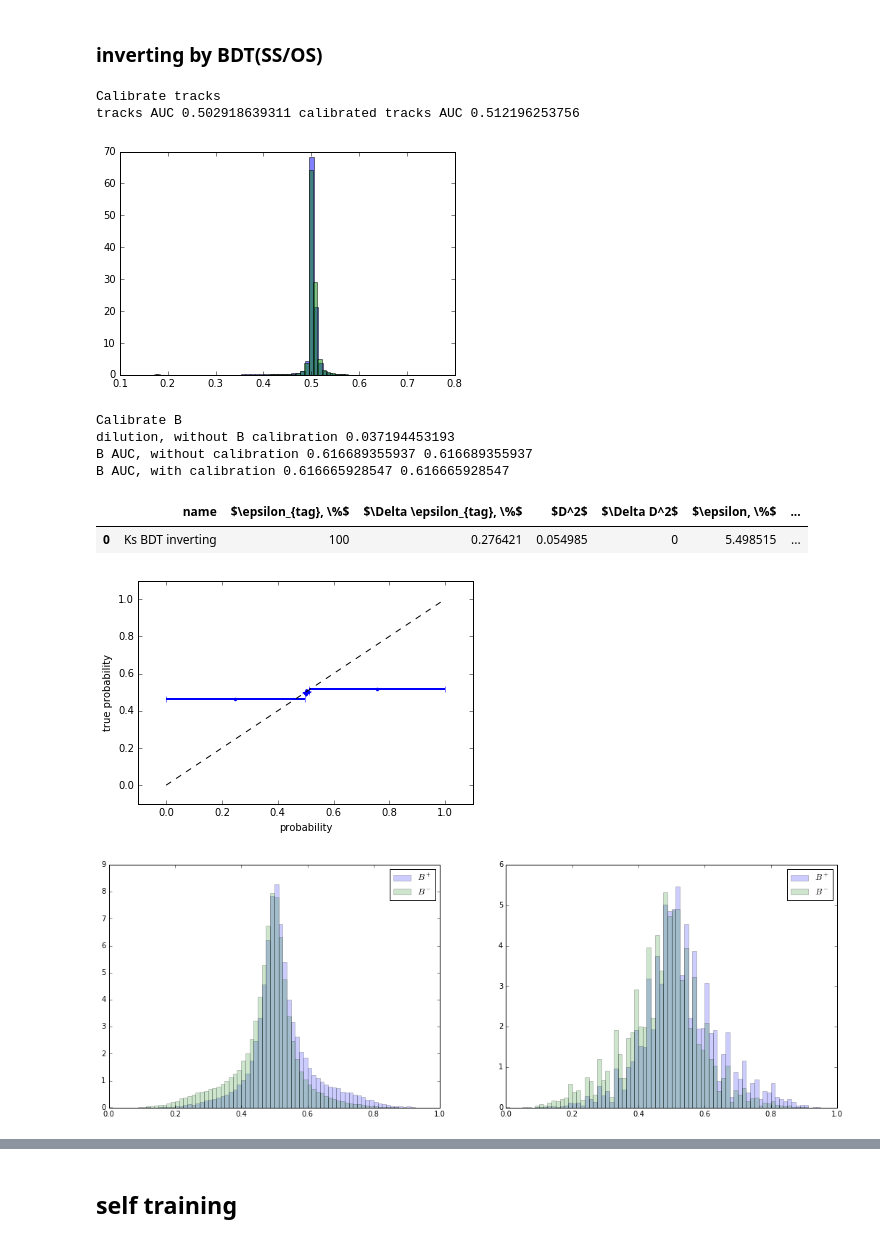
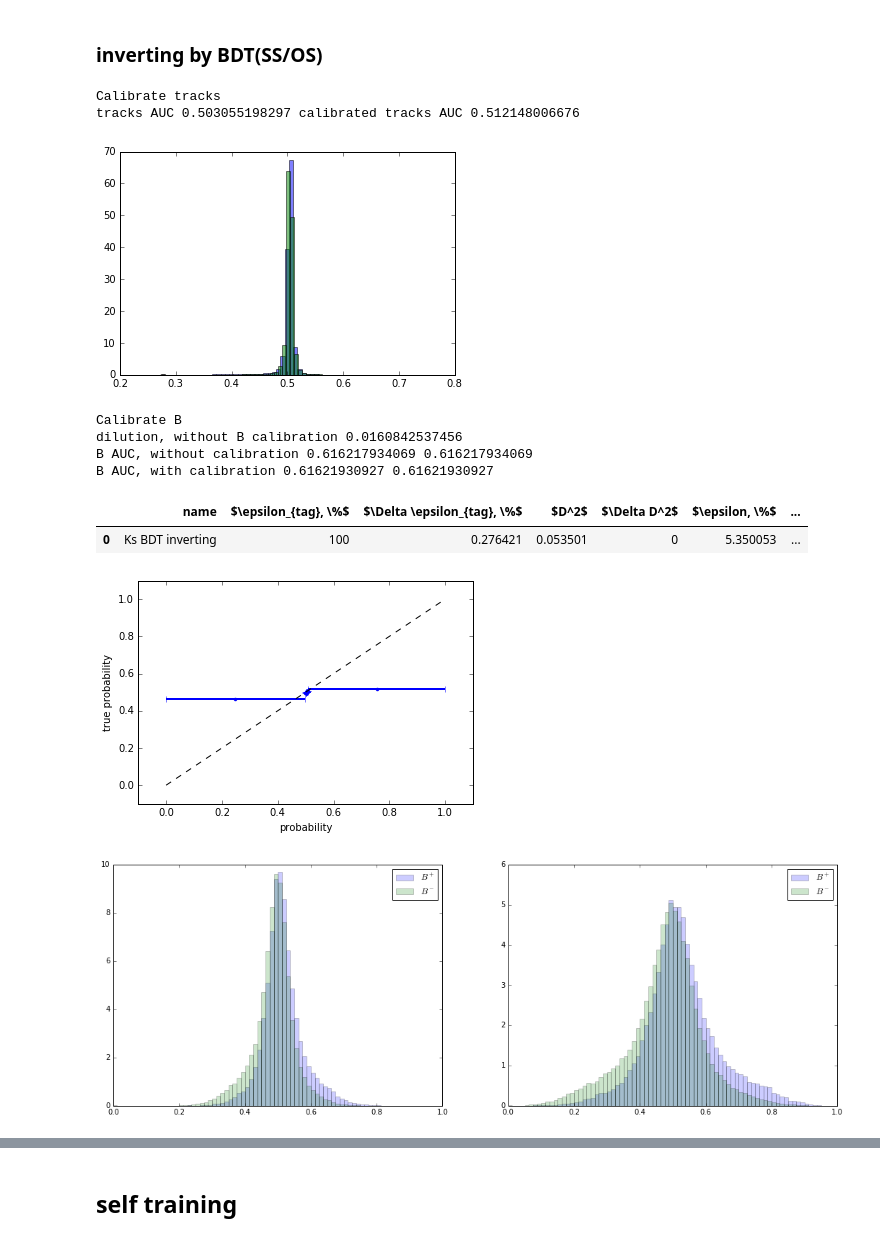
Before and after one commit to tlikhomanenko/tagging_LHCb, a Jupyter notebook: MC-channels-check.ipynb, the cells around one changed output, grey strips where cells are left out. Drawn from its saved outputs; the diff is of its cells as text; code cells hidden in the pictures.

```diff
--- a/MC-channels-check.ipynb
+++ b/MC-channels-check.ipynb
@@ -80,15 +84,15 @@ def add_features(data, event_id_column='event_id'):
 from sklearn.metrics import roc_auc_score
 from utils import plot_calibration
 
-def estimate(part_prob, data, N_B_events, name="", calibrator_tracks=None, calibrator_B=None,
-             logistic=False, prior=None, mask_to_invert=None):
+def estimate_channel(part_prob, data, N_B_events, name="", calibrator_tracks=None, calibrator_B=None,
+                     logistic=False, prior=None, mask_to_invert=None):
     print "Calibrate tracks"
     if calibrator_tracks is not None:
         # calibrate parts predictions
         part_probs_calib = calibrator_tracks.predict_proba(part_prob)
     else:
         part_probs_calib, _ = calibrate_probs(data.label.values, data.N_sig_sw.values, part_prob,
-                                              logistic=True, random_state=11)
+                                              logistic=True, random_state=13)
     if prior is not None:
         part_probs_calib = prior*(1 - part_probs_calib) + (1-prior)*part_probs_calib
     if mask_to_invert is not None:
@@ -130,7 +134,7 @@ def estimate(part_prob, data, N_B_events, name="", calibrator_tracks=None, calib
          normed=True, range=(0, 1), label='$B^-$')
     plt.legend()
     plt.subplot(1, 2, 2)
-    plt.hist(Bprobs_calib[Bsign == 1],weights=Bweight[Bsign == 1], bins=80, alpha=0.2,
+    plt.hist(Bprobs_calib[Bsign == 1], weights=Bweight[Bsign == 1], bins=80, alpha=0.2,
          normed=True, range=(0, 1), label='$B^+$')
     plt.hist(Bprobs_calib[Bsign == -1], weights=Bweight[Bsign == -1], bins=80, alpha=0.2,
          normed=True, range=(0, 1), label='$B^-$')
@@ -451,20 +455,20 @@ B AUC, with calibration 0.623616365584 0.623616365584
 # %% [markdown]
 ### inverting by BDT(SS/OS)
 # %%
-table_ks_BDT = estimate(p_ks, data_ks,
-                        N_B_ks, name="Ks BDT inverting", calibrator_tracks=calibrator_tracks,
-                        calibrator_B=calibrator_B,
-                        prior=p_ks_ss_calib)
+table_ks_BDT = estimate_channel(p_ks, data_ks,
+                                N_B_ks, name="Ks BDT inverting", calibrator_tracks=calibrator_tracks,
+                                calibrator_B=calibrator_B,
+                                prior=p_ks_ss_calib)
 table_ks_BDT
 # %% [output]
 Calibrate tracks
-tracks AUC 0.502918639311 calibrated tracks AUC 0.512196253756
+tracks AUC 0.503055198297 calibrated tracks AUC 0.512148006676
-[figure, old version]
+[figure, new version]
 Calibrate B
-dilution, without B calibration 0.037194453193
-B AUC, without calibration 0.616689355937 0.616689355937
-B AUC, with calibration 0.616665928547 0.616665928547
+dilution, without B calibration 0.0160842537456
+B AUC, without calibration 0.616217934069 0.616217934069
+B AUC, with calibration 0.61621930927 0.61621930927
 |  | name | $\epsilon_{tag}, \%$ | $\Delta \epsilon_{tag}, \%$ | $D^2$ | $\Delta D^2$ | $\epsilon, \%$ | ... |
-| 0 | Ks BDT inverting | 100 | 0.276421 | 0.054985 | 0 | 5.498515 | ... |
+| 0 | Ks BDT inverting | 100 | 0.276421 | 0.053501 | 0 | 5.350053 | ... |
 [figure]
-[figure, old version]
+[figure, new version]
```
Also changed, not shown: parts of 30 cells of this notebook, 2 other files.
